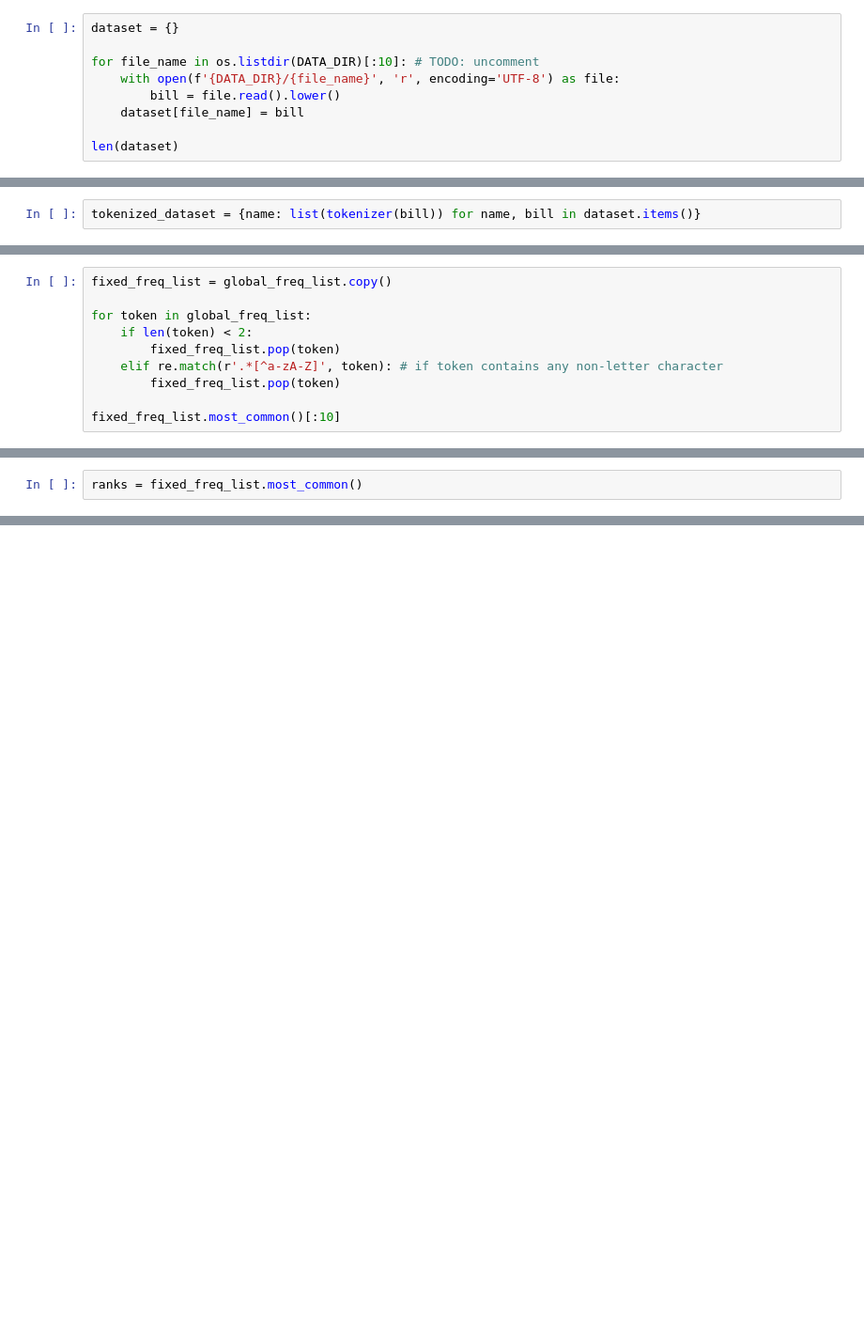
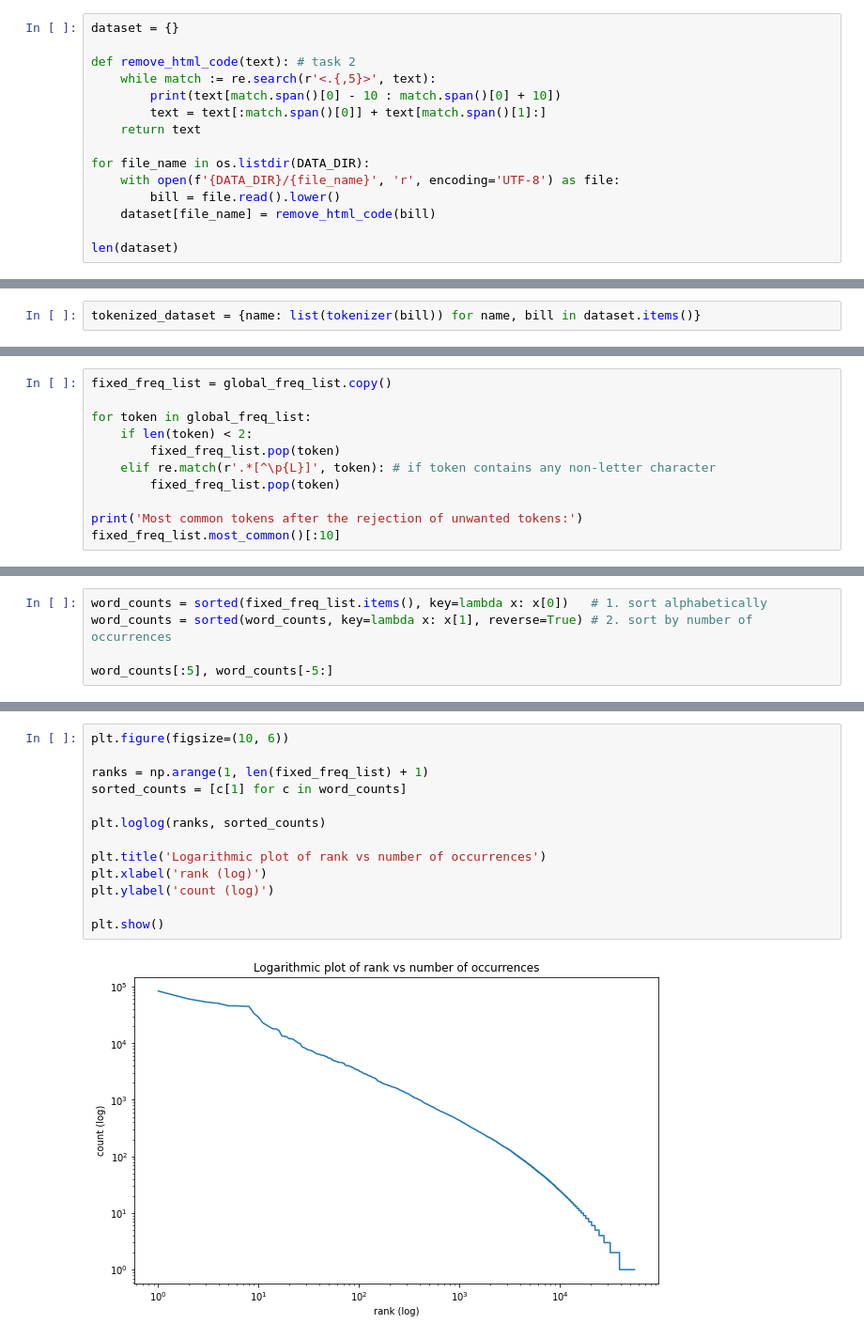
Before and after one commit to MatiXOfficial/natural-language-processing, a Jupyter notebook: lab3/lab3.ipynb, the cells around one changed output, grey strips where cells are left out. Shown at 94% size. Saved outputs shown, nothing was run; the diff lists cells and outputs as text; blank space fills up the shorter version.

```diff
--- a/lab3/lab3.ipynb
+++ b/lab3/lab3.ipynb
@@ -21,10 +29,16 @@ es = Elasticsearch("http://localhost:9200")
 # %%
 dataset = {}
 
-for file_name in os.listdir(DATA_DIR)[:10]: # TODO: uncomment
+def remove_html_code(text): # task 2
+    while match := re.search(r'<.{,5}>', text):
+        print(text[match.span()[0] - 10 : match.span()[0] + 10])
+        text = text[:match.span()[0]] + text[match.span()[1]:]
+    return text
+
+for file_name in os.listdir(DATA_DIR):
     with open(f'{DATA_DIR}/{file_name}', 'r', encoding='UTF-8') as file:
         bill = file.read().lower()
-    dataset[file_name] = bill
+    dataset[file_name] = remove_html_code(bill)
 
 len(dataset)
 # %% [output]
@@ -83,8 +100,9 @@ fixed_freq_list = global_freq_list.copy()
 for token in global_freq_list:
     if len(token) < 2:
         fixed_freq_list.pop(token)
-    elif re.match(r'.*[^a-zA-Z]', token): # if token contains any non-letter character
+    elif re.match(r'.*[^\p{L}]', token): # if token contains any non-letter character
         fixed_freq_list.pop(token)
 
+print('Most common tokens after the rejection of unwanted tokens:')
 fixed_freq_list.most_common()[:10]
 # %% [output]
@@ -103,2 +122,5 @@ fixed_freq_list.most_common()[:10]
 # %%
-ranks = fixed_freq_list.most_common()
+word_counts = sorted(fixed_freq_list.items(), key=lambda x: x[0])   # 1. sort alphabetically
+word_counts = sorted(word_counts, key=lambda x: x[1], reverse=True) # 2. sort by number of occurrences
+
+word_counts[:5], word_counts[-5:]
@@ -124,0 +138,15 @@ ranks
+# %%
+plt.figure(figsize=(10, 6))
+
+ranks = np.arange(1, len(fixed_freq_list) + 1)
+sorted_counts = [c[1] for c in word_counts]
+
+plt.loglog(ranks, sorted_counts)
+
+plt.title('Logarithmic plot of rank vs number of occurrences')
+plt.xlabel('rank (log)')
+plt.ylabel('count (log)')
+
+plt.show()
+# %% [output]
+[figure, added]
```
Also changed, not shown: parts of 35 cells of this notebook, 1 other file.
